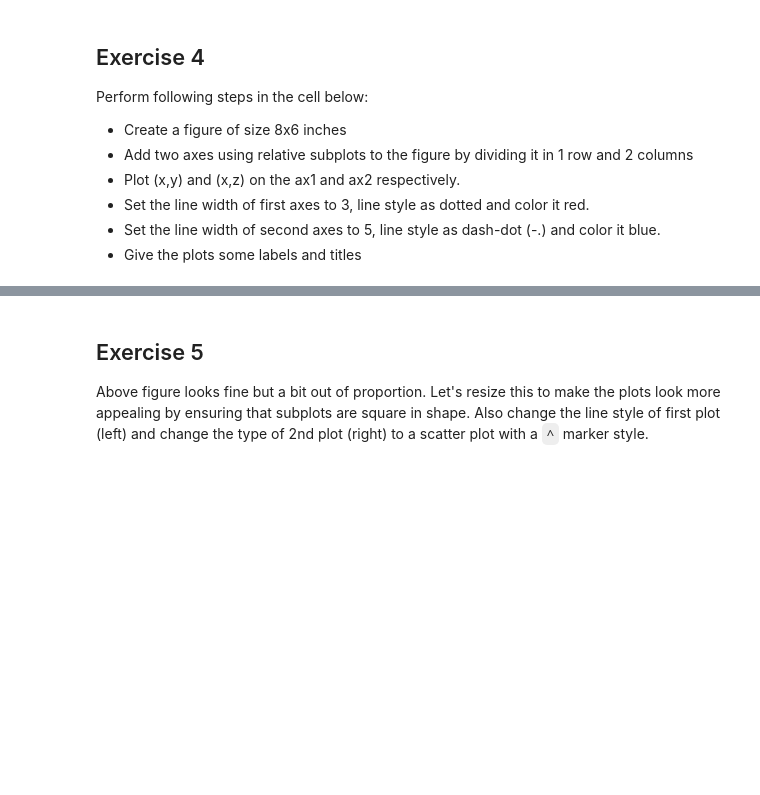
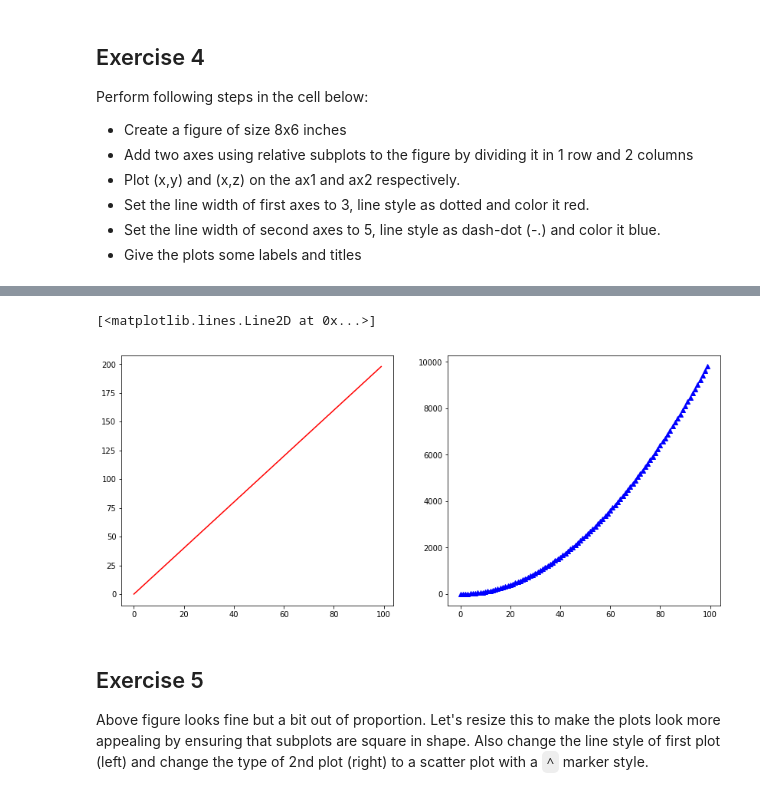
Before and after one commit to kemepley/dsc-more-practice-with-matplotlib-lab-dc-ds-career-042219, a Jupyter notebook: More Matplotlib Lab.ipynb, the cells around one changed output, grey strips where cells are left out. Drawn from its saved outputs; the diff is of its cells as text; code cells hidden in the pictures; blank space fills up the shorter version.

```diff
--- a/More Matplotlib Lab.ipynb
+++ b/More Matplotlib Lab.ipynb
@@ -117,3 +141,13 @@ Perform following steps in the cell below:
+# %%
+fig2 = plt.figure(figsize=(14,6))
+ax1 = fig2.add_subplot(121)
+ax2 = fig2.add_subplot(122)
+
+ax1.plot(x, y, color='red')
+ax2.plot(x, z, color='blue', marker='^')
+# %% [output]
+[<matplotlib.lines.Line2D at 0x...>]
+[figure, added]
 # %% [markdown]
 ## Exercise 5
 
```
Also changed, not shown: parts of 4 cells of this notebook.
